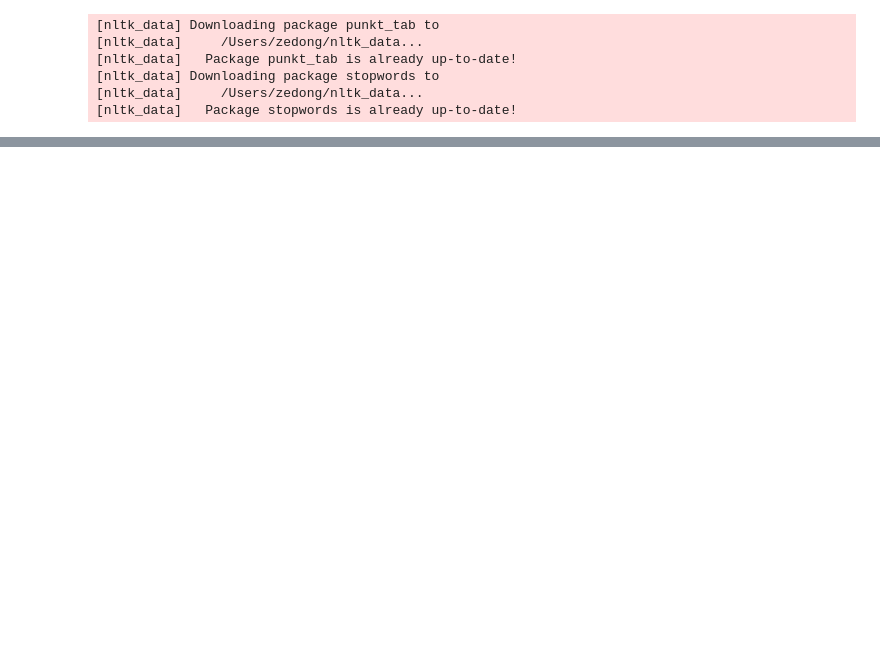
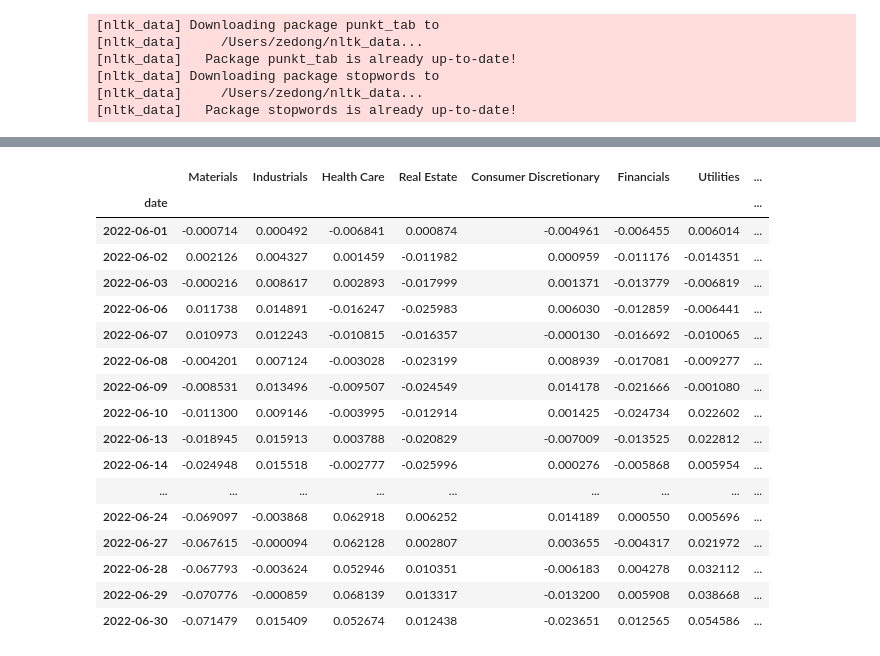
Before and after one commit to ZedongDaniel/capstone, a Jupyter notebook: nlp/test.ipynb, the cells around one changed output, grey strips where cells are left out. Cells and saved outputs as stored; diff of their text form; code cells hidden in the pictures; blank space fills up the shorter version.

```diff
--- a/nlp/test.ipynb
+++ b/nlp/test.ipynb
@@ -70,0 +112,21 @@ words.generate_word_cloud("Consumer Discretionary")
+# %%
+abnormal_cret
+# %% [output]
+|  | Materials | Industrials | Health Care | Real Estate | Consumer Discretionary | Financials | Utilities | ... |
+| date |  |  |  |  |  |  |  | ... |
+| 2022-06-01 | -0.000714 | 0.000492 | -0.006841 | 0.000874 | -0.004961 | -0.006455 | 0.006014 | ... |
+| 2022-06-02 | 0.002126 | 0.004327 | 0.001459 | -0.011982 | 0.000959 | -0.011176 | -0.014351 | ... |
+| 2022-06-03 | -0.000216 | 0.008617 | 0.002893 | -0.017999 | 0.001371 | -0.013779 | -0.006819 | ... |
+| 2022-06-06 | 0.011738 | 0.014891 | -0.016247 | -0.025983 | 0.006030 | -0.012859 | -0.006441 | ... |
+| 2022-06-07 | 0.010973 | 0.012243 | -0.010815 | -0.016357 | -0.000130 | -0.016692 | -0.010065 | ... |
+| 2022-06-08 | -0.004201 | 0.007124 | -0.003028 | -0.023199 | 0.008939 | -0.017081 | -0.009277 | ... |
+| 2022-06-09 | -0.008531 | 0.013496 | -0.009507 | -0.024549 | 0.014178 | -0.021666 | -0.001080 | ... |
+| 2022-06-10 | -0.011300 | 0.009146 | -0.003995 | -0.012914 | 0.001425 | -0.024734 | 0.022602 | ... |
+| 2022-06-13 | -0.018945 | 0.015913 | 0.003788 | -0.020829 | -0.007009 | -0.013525 | 0.022812 | ... |
+| 2022-06-14 | -0.024948 | 0.015518 | -0.002777 | -0.025996 | 0.000276 | -0.005868 | 0.005954 | ... |
+| ... | ... | ... | ... | ... | ... | ... | ... | ... |
+| 2022-06-24 | -0.069097 | -0.003868 | 0.062918 | 0.006252 | 0.014189 | 0.000550 | 0.005696 | ... |
+| 2022-06-27 | -0.067615 | -0.000094 | 0.062128 | 0.002807 | 0.003655 | -0.004317 | 0.021972 | ... |
+| 2022-06-28 | -0.067793 | -0.003624 | 0.052946 | 0.010351 | -0.006183 | 0.004278 | 0.032112 | ... |
+| 2022-06-29 | -0.070776 | -0.000859 | 0.068139 | 0.013317 | -0.013200 | 0.005908 | 0.038668 | ... |
+| 2022-06-30 | -0.071479 | 0.015409 | 0.052674 | 0.012438 | -0.023651 | 0.012565 | 0.054586 | ... |
```
Also changed, not shown: parts of 15 cells of this notebook, 2 other files.
